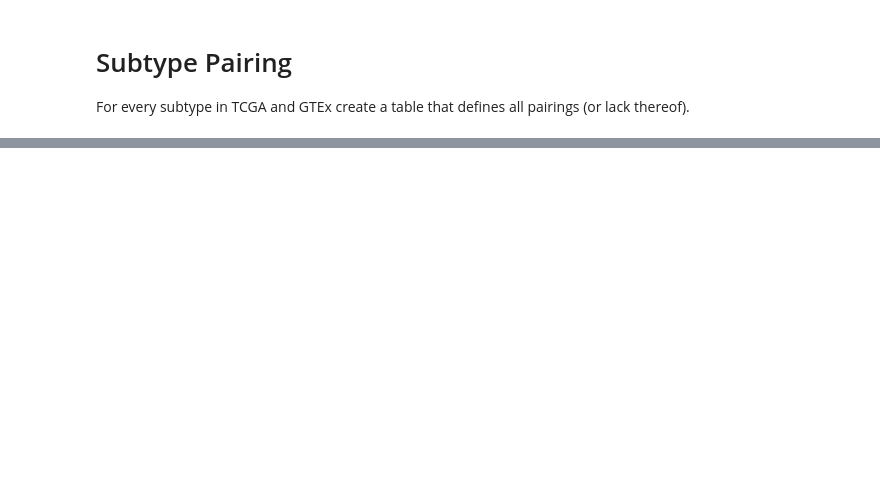
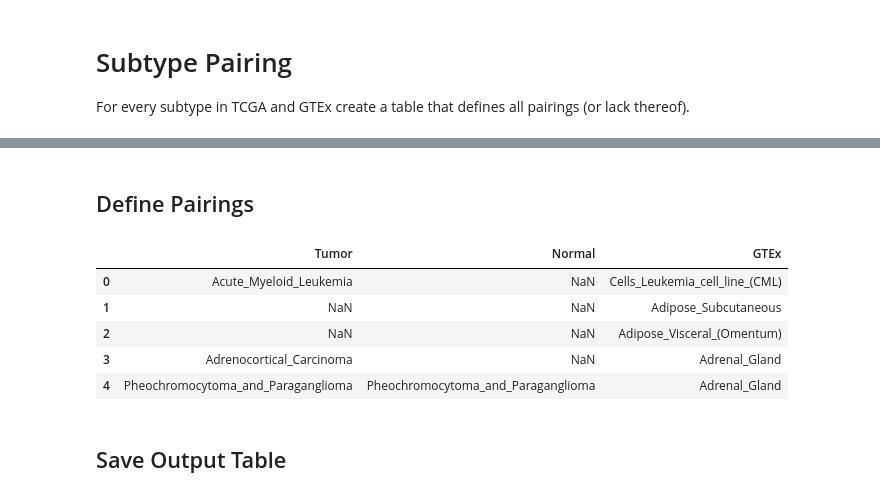
Before and after one commit to jvivian/rnaseq-notebooks, a Jupyter notebook: 1-Data-Collection-and-Processing/Subtype-Pairing.ipynb, the cells around one changed output, grey strips where cells are left out. Cells and saved outputs as stored; diff of their text form; code cells hidden in the pictures; blank space fills up the shorter version.

Commit message:
Subtype pairing

```diff
--- a/1-Data-Collection-and-Processing/Subtype-Pairing.ipynb
+++ b/1-Data-Collection-and-Processing/Subtype-Pairing.ipynb
@@ -63,0 +54,51 @@ Whole            Whole_Blood
+# %% [markdown]
+## Define Pairings
+# %%
+columns = ['Tumor', 'Normal', 'GTEx']
+pairings = [
+    ['Acute_Myeloid_Leukemia', np.nan, 'Cells_Leukemia_cell_line_(CML)'],  # Unsure whole blood is reasonable here
+    [np.nan, np.nan, 'Adipose_Subcutaneous'],
+    [np.nan, np.nan, 'Adipose_Visceral_(Omentum)'],
+    ['Adrenocortical_Carcinoma', np.nan, 'Adrenal_Gland'],
+    ['Pheochromocytoma_and_Paraganglioma', 'Pheochromocytoma_and_Paraganglioma', 'Adrenal_Gland'],
+    ['Cholangiocarcinoma', np.nan, np.nan],
+    ['Bladder_Urothelial_Carcinoma', 'Bladder_Urothelial_Carcinoma', 'Bladder'],
+    ['Acute_Myeloid_Leukemia', ],
+    ['Glioblastoma_Multiforme', 'Glioblastoma_Multiforme', np.nan],  # No specific GTEx subtype for glial cells
+    ['Brain_Lower_Grade_Glioma', np.nan, np.nan],                    # No specific GTEx subtype for glial cells
+    ['Breast_Invasive_Carcinoma', 'Breast_Invasive_Carcinoma', 'Breast_Mammary_Tissue'],
+    ['Cervical_Squamous_Cell_Carcinoma_and_Endocervical_Adenocarcinoma', 'Cervical_Squamous_Cell_Carcinoma_and_Endocervical_Adenocarcinoma', 'Cervix_Endocervix'],
+    ['Colon_Adenocarcinoma', 'Colon_Adenocarcinoma', 'Colon_Transverse'],
+    ['Rectum_Adenocarcinoma', 'Rectum_Adenocarcinoma', 'Colon_Transverse'],
+    ['Esophageal_Carcinoma', 'Esophageal_Carcinoma', 'Esophagus_Mucosa'],  # Closest match was Stomach, not esophagus
+    ['Uveal_Melanoma', np.nan, np.nan],
+    ['Head_and_Neck_Squamous_Cell_Carcinoma', 'Head_and_Neck_Squamous_Cell_Carcinoma', 'Minor_Salivary_Gland'],
+    ['Kidney_Chromophobe', 'Kidney_Chromophobe', 'Kidney_Cortex'],
+    ['Kidney_Renal_Clear_Cell_Carcinoma', 'Kidney_Renal_Clear_Cell_Carcinoma', 'Kidney_Cortex'],
+    ['Kidney_Renal_Papillary_Cell_Carcinoma', 'Kidney_Renal_Papillary_Cell_Carcinoma', 'Kidney_Cortex'],
+    ['Liver_Hepatocellular_Carcinoma', 'Liver_Hepatocellular_Carcinoma', 'Liver'],
+    ['Lung_Adenocarcinoma', 'Lung_Adenocarcinoma', 'Lung'],
+    ['Lung_Squamous_Cell_Carcinoma', 'Lung_Squamous_Cell_Carcinoma', 'Lung'],
+    ['Lymphoid_Neoplasm_Diffuse_Large_B', np.nan, 'Cells_Leukemia_cell_line_(CML)'],  # Unsure about this matchup
+    ['Ovarian_Serous_Cystadenocarcinoma', np.nan, 'Ovary'],
+    ['Pancreatic_Adenocarcinoma', 'Pancreatic_Adenocarcinoma', 'Pancreas'],
+    ['Skin_Cutaneous_Melanoma', 'Skin_Cutaneous_Melanoma', 'Skin_Sun_Exposed_(Lower_leg)'],  # Both skin nearly identical
+    ['Sarcoma', 'Sarcoma', np.nan],  # Closest match is Kidney cortex... Adipose isn't very similar
+    ['Stomach_Adenocarcinoma', 'Stomach_Adenocarcinoma', 'Stomach'],
+    ['Testicular_Germ_Cell_Tumors', np.nan, 'Testis'],
+    ['Thyroid_Carcinoma', 'Thyroid_Carcinoma', 'Thyroid'],
+    ['Uterine_Carcinosarcoma', np.nan, 'Uterus'],
+    ['Uterine_Corpus_Endometrial_Carcinoma', 'Uterine_Corpus_Endometrial_Carcinoma', 'Uterus'],
+]
+# %%
+pdf = pd.DataFrame.from_records(pairings, columns=columns)
+pdf.head()
+# %% [output]
+|  | Tumor | Normal | GTEx |
+| 0 | Acute_Myeloid_Leukemia | NaN | Cells_Leukemia_cell_line_(CML) |
+| 1 | NaN | NaN | Adipose_Subcutaneous |
+| 2 | NaN | NaN | Adipose_Visceral_(Omentum) |
+| 3 | Adrenocortical_Carcinoma | NaN | Adrenal_Gland |
+| 4 | Pheochromocytoma_and_Paraganglioma | Pheochromocytoma_and_Paraganglioma | Adrenal_Gland |
+# %% [markdown]
+## Save Output Table
```
Also changed, not shown: parts of 7 cells of this notebook, 1 other file.
